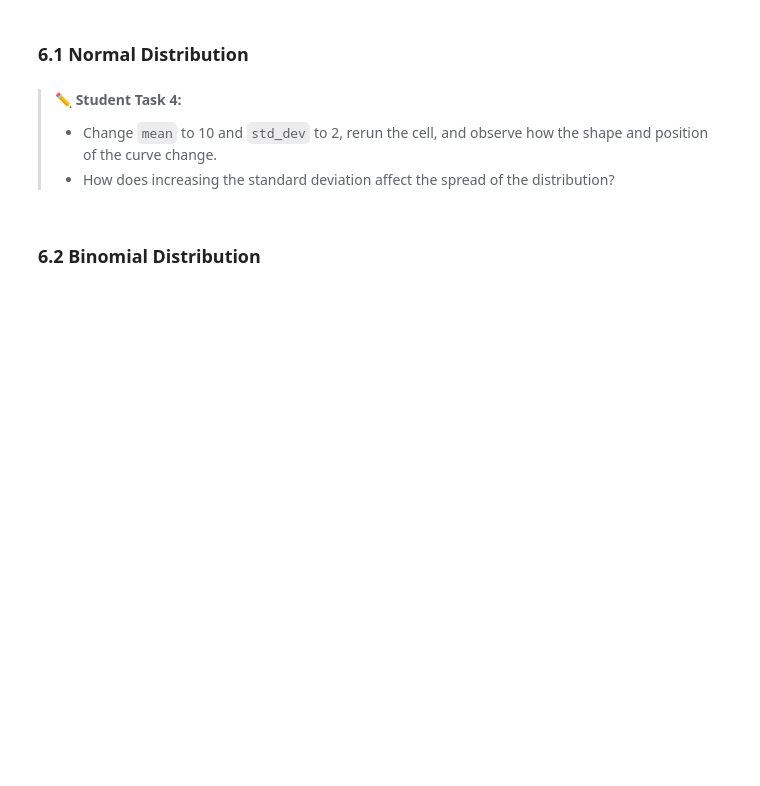
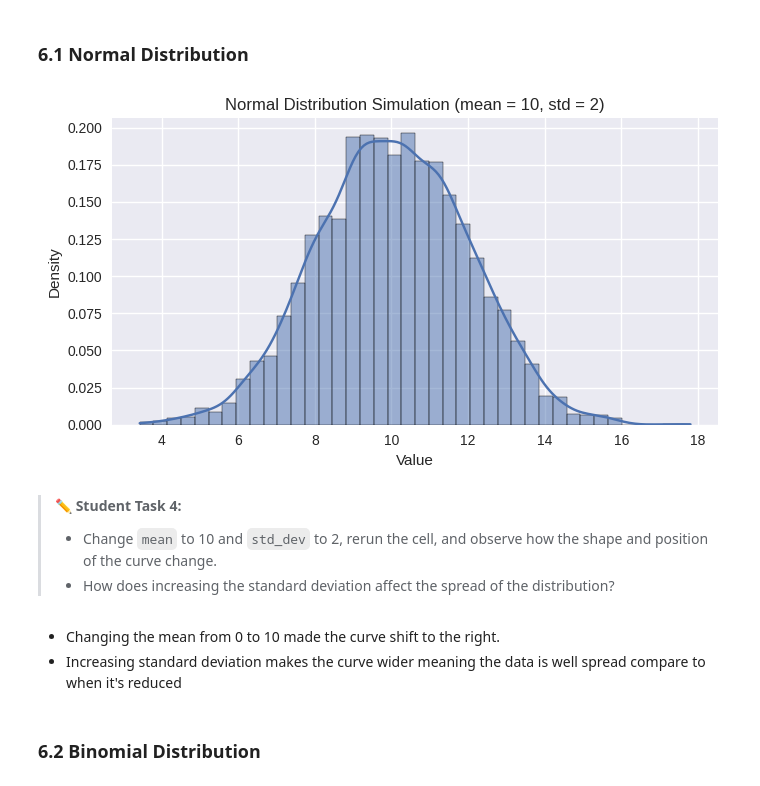
Before and after one commit to Roheemah001/OOU_DTS201_Introduction_to_Data_Science, a Jupyter notebook: notebooks/DTS201_Week4_PH_Student_Centred.ipynb, the cells around one changed output. Saved outputs shown, nothing was run; the diff lists cells and outputs as text; code cells hidden in the pictures; blank space fills up the shorter version.

```diff
--- a/notebooks/DTS201_Week4_PH_Student_Centred.ipynb
+++ b/notebooks/DTS201_Week4_PH_Student_Centred.ipynb
@@ -230,33 +267,38 @@ We now simulate and visualize three important distributions:
 ### 6.1 Normal Distribution
 # %%
 # Set parameters for the normal distribution
-mean = 0      # Center of the distribution
-std_dev = 1   # Standard deviation (controls spread)
+mean = 10      # Center of the distribution
+std_dev = 2   # Standard deviation (controls spread)
 
 # Decide how many random values to generate
 n_samples_normal = 5000
 
 # Generate random samples from a normal distribution
 normal_samples = np.random.normal(loc=mean, scale=std_dev, size=n_samples_normal)
 
 # Plot a histogram of the samples
 plt.figure(figsize=(7, 4))
 
 # Use histplot with many bins and density=True to approximate the probability density
 sns.histplot(normal_samples, bins=40, kde=True, stat="density")
 
 # Add title and axis labels
-plt.title("Normal Distribution Simulation (mean = 0, std = 1)")
+plt.title("Normal Distribution Simulation (mean = 10, std = 2)")
 plt.xlabel("Value")
 plt.ylabel("Density")
 
 # Display the plot
 plt.tight_layout()
 plt.show()
+# %% [output]
+[figure, added]
 # %% [markdown]
 > ✏️ **Student Task 4:**
 > - Change `mean` to 10 and `std_dev` to 2, rerun the cell, and observe how the shape and position of the curve change.
 > - How does increasing the standard deviation affect the spread of the distribution?
+# %% [markdown]
+   * Changing the mean from 0 to 10 made the curve shift to the right.
+   * Increasing standard deviation makes the curve wider meaning the data is well spread compare to when it's reduced
 # %% [markdown]
 ### 6.2 Binomial Distribution
 # %% [markdown]
```
Also changed, not shown: parts of 15 cells of this notebook.
